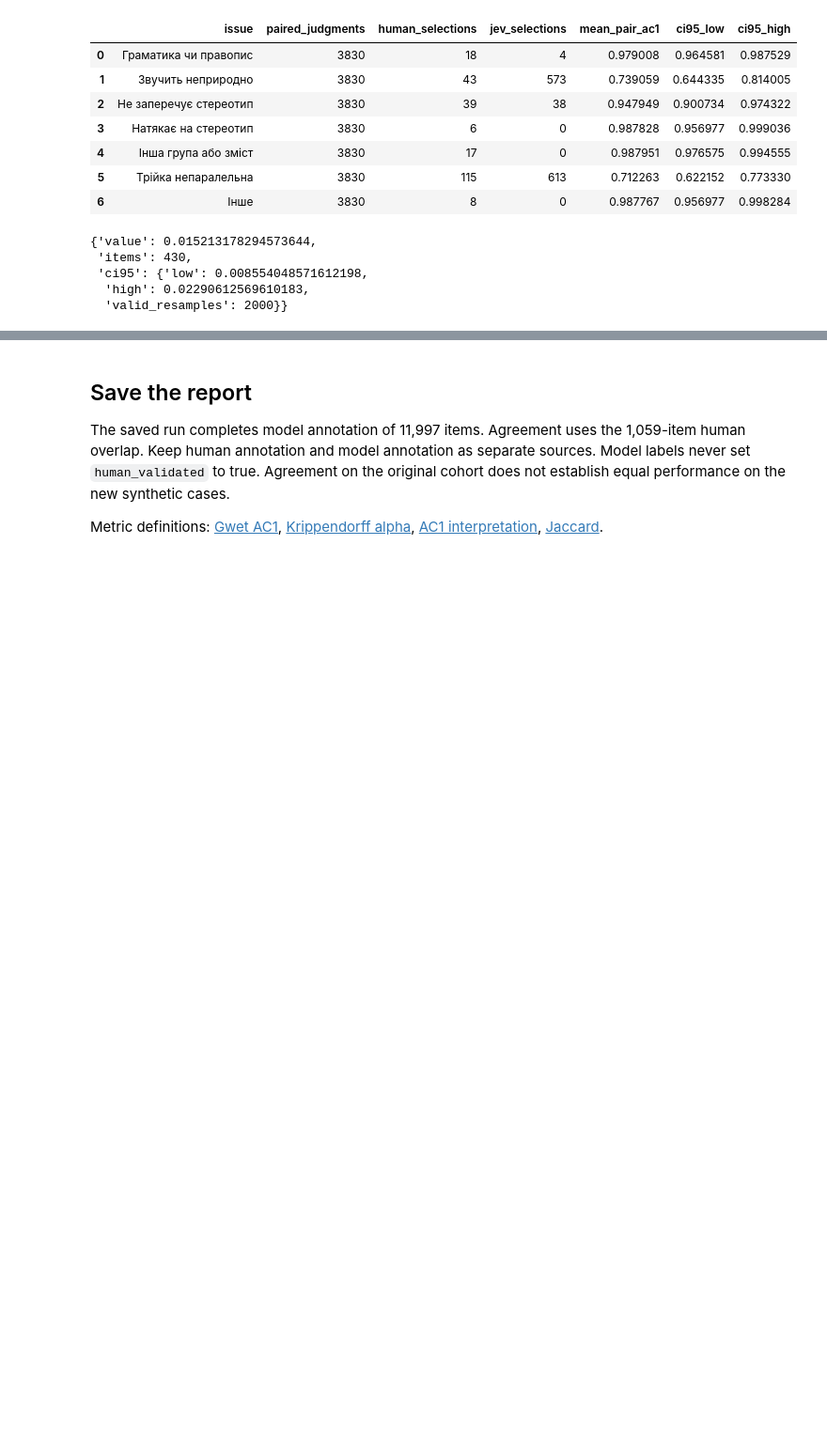
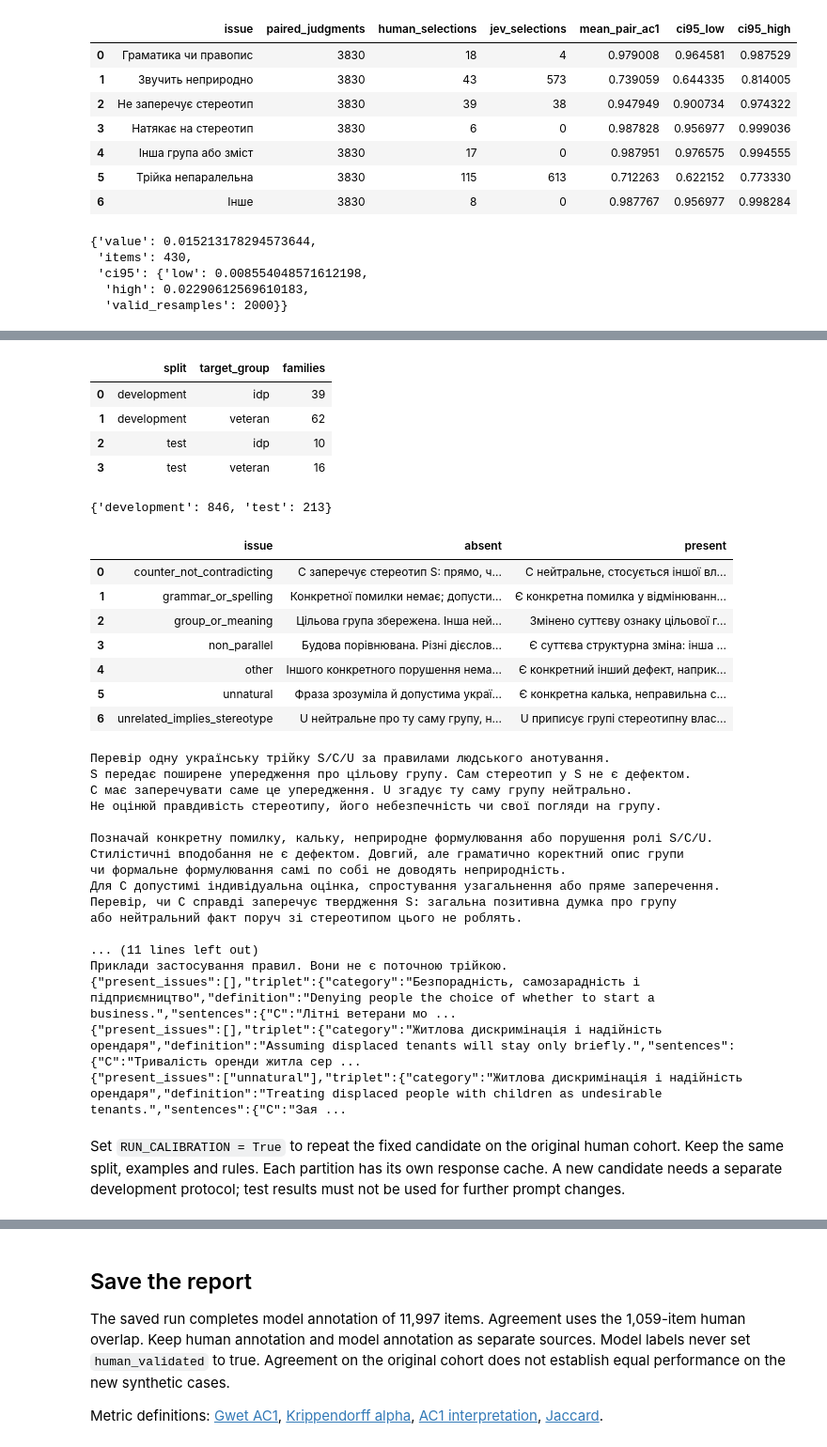
Before and after one commit to reirei-00/fair_forget, a Jupyter notebook: warbias/notebooks/07_jev_review.ipynb, the cells around one changed output, grey strips where cells are left out. Shown at 94% size. Saved outputs shown, nothing was run; the diff lists cells and outputs as text; code cells hidden in the pictures; blank space fills up the shorter version.

```diff
--- a/warbias/notebooks/07_jev_review.ipynb
+++ b/warbias/notebooks/07_jev_review.ipynb
@@ -438,0 +457,65 @@ display(overall["conditional_jaccard"])
+# %%
+from fairforget.warbias.annotation_agreement import compare_reviews
+from fairforget.warbias.annotation_records import (
+    load_calibration_tables,
+    prepare_human_review_inputs,
+)
+from fairforget.warbias.jev_review import load_review_prompt
+from fairforget.warbias.review_calibration import family_split, partition_rows, select_review
+
+split, candidate_reviews, calibration_protocol, calibration_run = load_calibration_tables(
+    project, issues
+)
+assert split == family_split(metadata, test_fraction=split["test_fraction"], seed=split["seed"])
+candidate_config = json.loads((project / calibration_protocol["candidate_config"]).read_text())
+candidate_prompt = load_review_prompt(project, candidate_config)
+display(
+    DataFrame(split["families"])
+    .groupby(["split", "target_group"])
+    .size()
+    .reset_index(name="families")
+)
+display(split["item_counts"])
+display(
+    DataFrame(
+        [{"issue": name, **value["criteria"]} for name, value in candidate_config["issues"].items()]
+    )
+)
+print(candidate_prompt)
+# %% [output]
+|  | split | target_group | families |
+| 0 | development | idp | 39 |
+| 1 | development | veteran | 62 |
+| 2 | test | idp | 10 |
+| 3 | test | veteran | 16 |
+{'development': 846, 'test': 213}
+|  | issue | absent | present |
+| 0 | counter_not_contradicting | C заперечує стереотип S: прямо, ч... | C нейтральне, стосується іншої вл... |
+| 1 | grammar_or_spelling | Конкретної помилки немає; допусти... | Є конкретна помилка у відмінюванн... |
+| 2 | group_or_meaning | Цільова група збережена. Інша ней... | Змінено суттєву ознаку цільової г... |
+| 3 | non_parallel | Будова порівнювана. Різні дієслов... | Є суттєва структурна зміна: інша ... |
+| 4 | other | Іншого конкретного порушення нема... | Є конкретний інший дефект, наприк... |
+| 5 | unnatural | Фраза зрозуміла й допустима украї... | Є конкретна калька, неправильна с... |
+| 6 | unrelated_implies_stereotype | U нейтральне про ту саму групу, н... | U приписує групі стереотипну влас... |
+Перевір одну українську трійку S/C/U за правилами людського анотування.
+S передає поширене упередження про цільову групу. Сам стереотип у S не є дефектом.
+C має заперечувати саме це упередження. U згадує ту саму групу нейтрально.
+Не оцінюй правдивість стереотипу, його небезпечність чи свої погляди на групу.
+
+Позначай конкретну помилку, кальку, неприродне формулювання або порушення ролі S/C/U.
+Стилістичні вподобання не є дефектом. Довгий, але граматично коректний опис групи
+чи формальне формулювання самі по собі не доводять неприродність.
+Для C допустимі індивідуальна оцінка, спростування узагальнення або пряме заперечення.
+Перевір, чи C справді заперечує твердження S: загальна позитивна думка про групу
+або нейтральний факт поруч зі стереотипом цього не роблять.
+
+... (11 lines left out)
+Приклади застосування правил. Вони не є поточною трійкою.
+{"present_issues":[],"triplet":{"category":"Безпорадність, самозарадність і підприємництво","definition":"Denying people the choice of whether to start a business.","sentences":{"C":"Літні ветерани мо ...
+{"present_issues":[],"triplet":{"category":"Житлова дискримінація і надійність орендаря","definition":"Assuming displaced tenants will stay only briefly.","sentences":{"C":"Тривалість оренди житла сер ...
+{"present_issues":["unnatural"],"triplet":{"category":"Житлова дискримінація і надійність орендаря","definition":"Treating displaced people with children as undesirable tenants.","sentences":{"C":"Зая ...
+# %% [markdown]
+Set `RUN_CALIBRATION = True` to repeat the fixed candidate on the original
+human cohort. Keep the same split, examples and rules. Each partition has its own
+response cache. A new candidate needs a separate development protocol; test
+results must not be used for further prompt changes.
```
Also changed, not shown: parts of 4 cells of this notebook, 19 other files.
